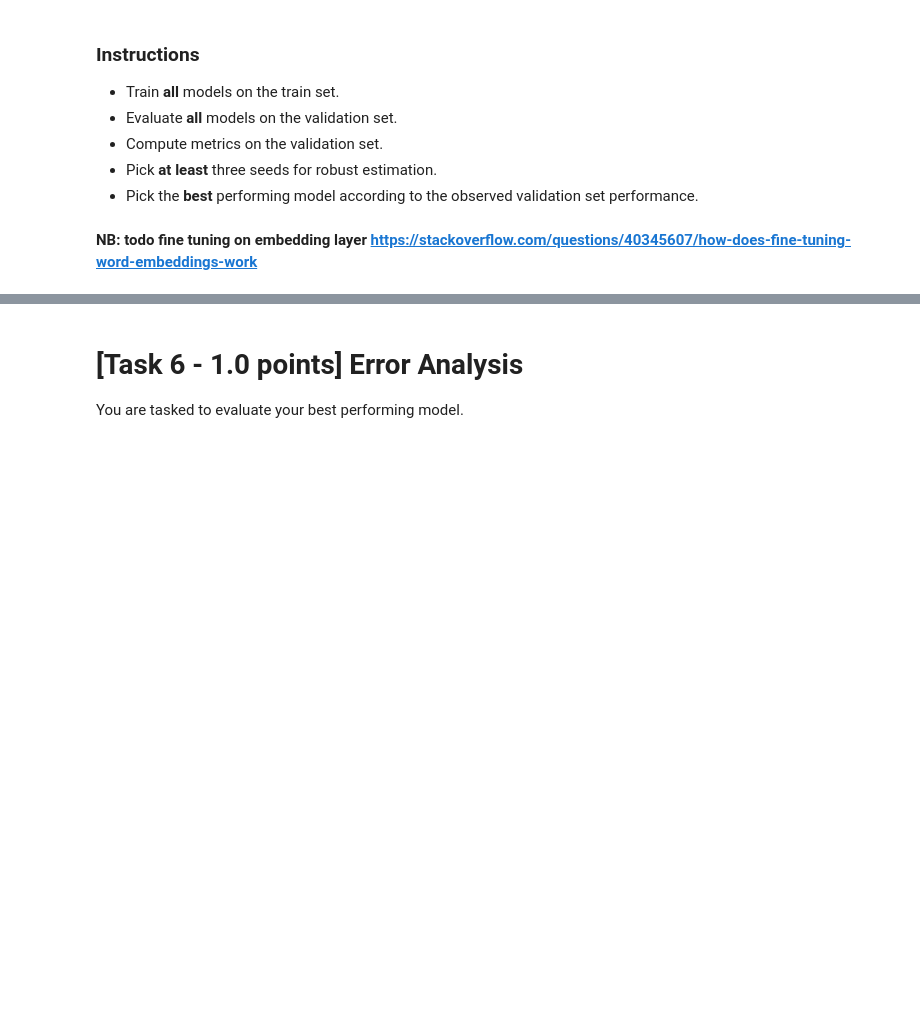
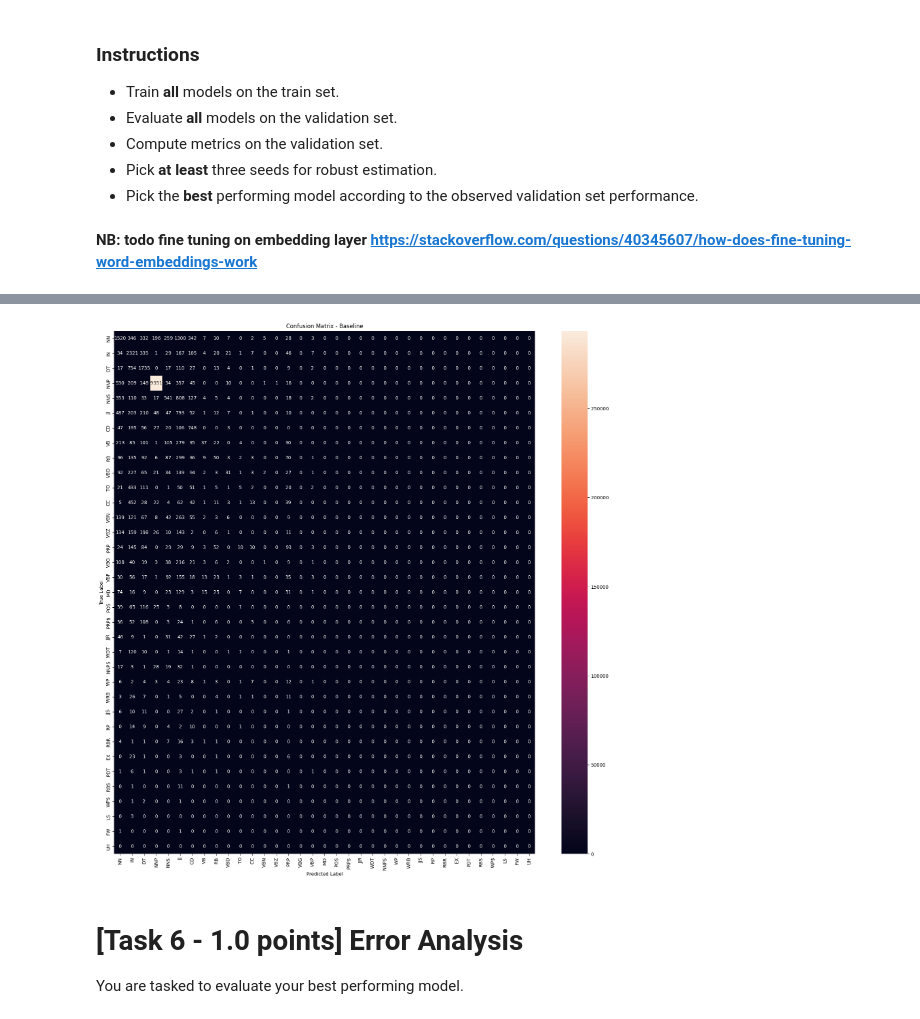
Before and after one commit to LorenzoScaioli/NLP_POS-tagging, a Jupyter notebook: Assignment1.ipynb, the cells around one changed output, grey strips where cells are left out. Drawn from its saved outputs; the diff is of its cells as text; code cells hidden in the pictures; blank space fills up the shorter version.

```diff
--- a/Assignment1.ipynb
+++ b/Assignment1.ipynb
@@ -808,3 +829,19 @@ graph_plots(history.history, "loss")
+# %%
+import seaborn as sns
+
+pos_tags = [pos for pos in list_of_pos if pos not in ignore_classes]
+
+pos_tags_sorted = sorted(set(y_val_pos_clean), key=y_val_pos_clean.count, reverse=True)
+cm_sorted = cm[[pos_tags.index(tag) for tag in pos_tags_sorted]][:, [pos_tags.index(tag) for tag in pos_tags_sorted]]
+
+plt.figure(figsize=(20, 20))
+sns.heatmap(cm_sorted, annot=True, fmt='d', xticklabels=pos_tags_sorted, yticklabels=pos_tags_sorted)
+plt.title('Confusion Matrix - ' + model.name)
+plt.ylabel('True Label')
+plt.xlabel('Predicted Label')
+plt.show()
+# %% [output]
+[figure, added]
 # %% [markdown]
 # [Task 6 - 1.0 points] Error Analysis
 
```
Also changed, not shown: parts of 32 cells of this notebook, 1 other file.
